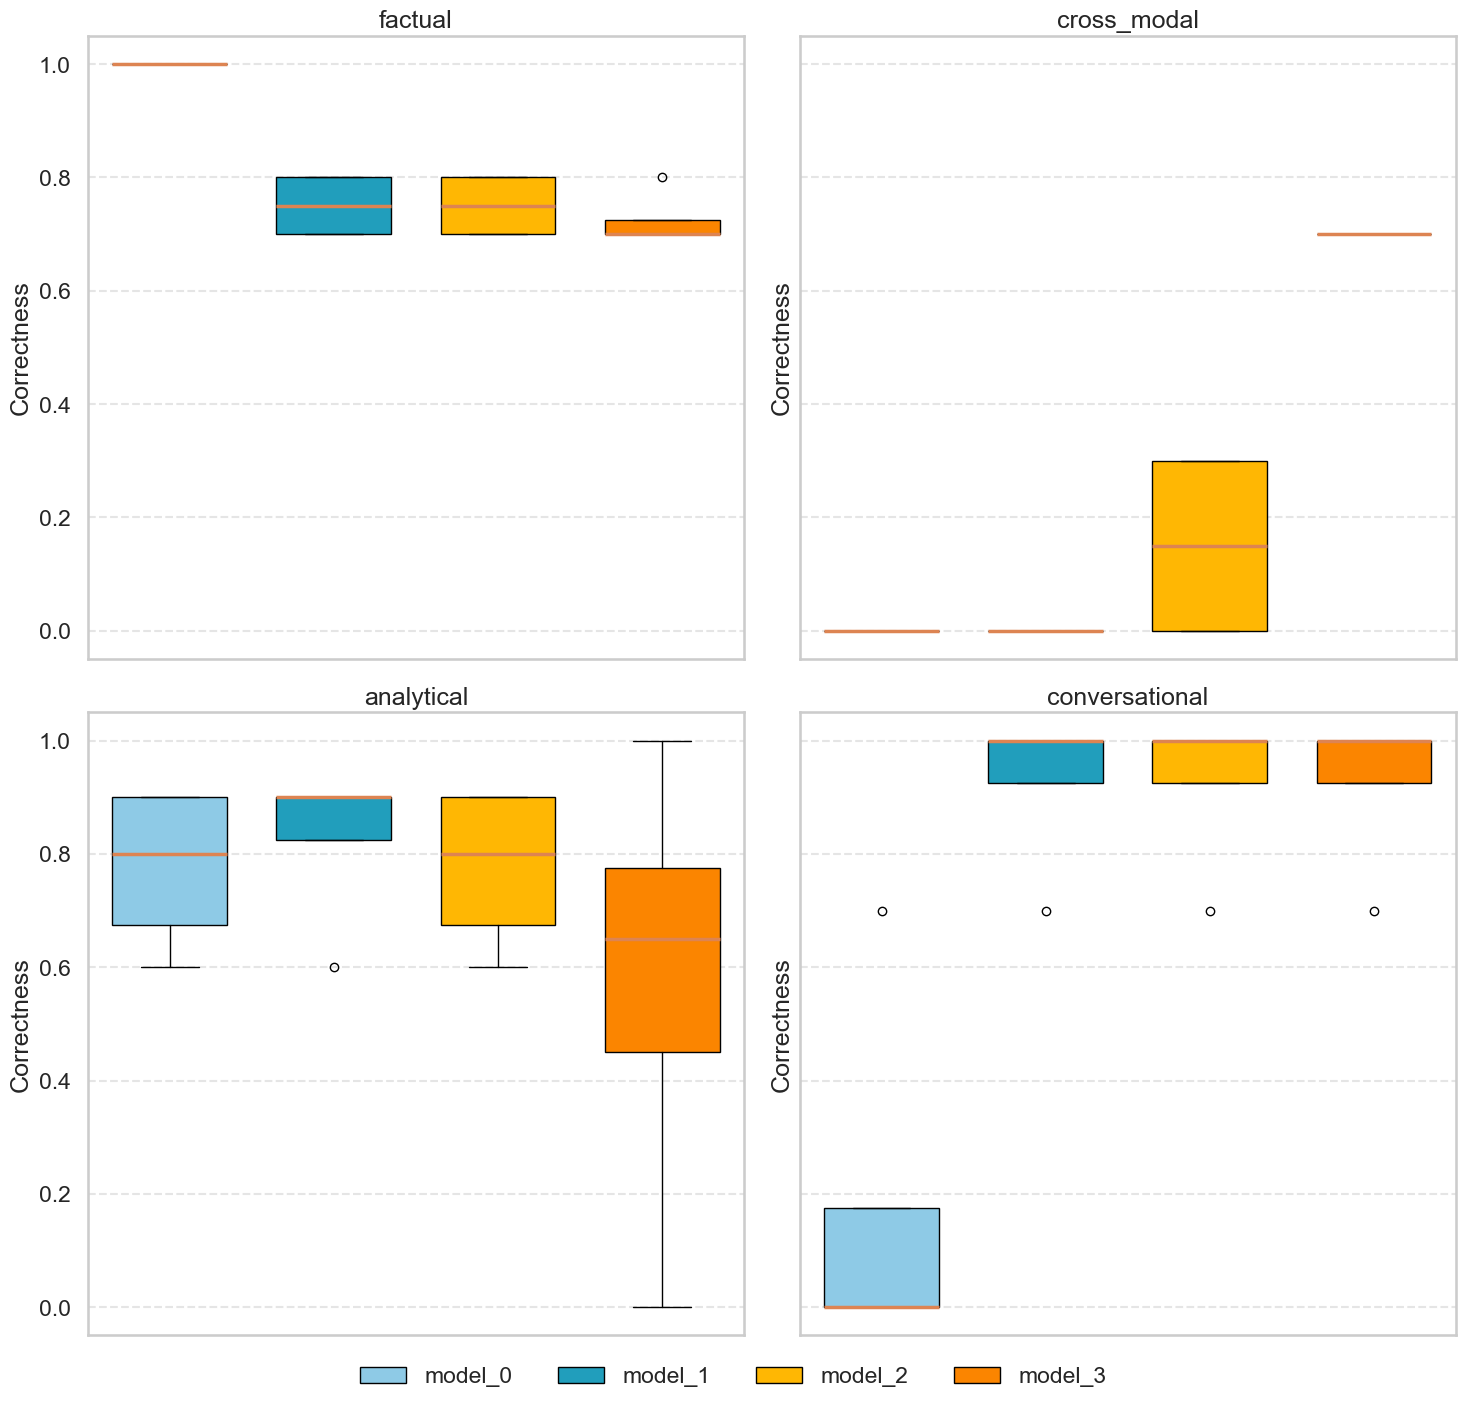
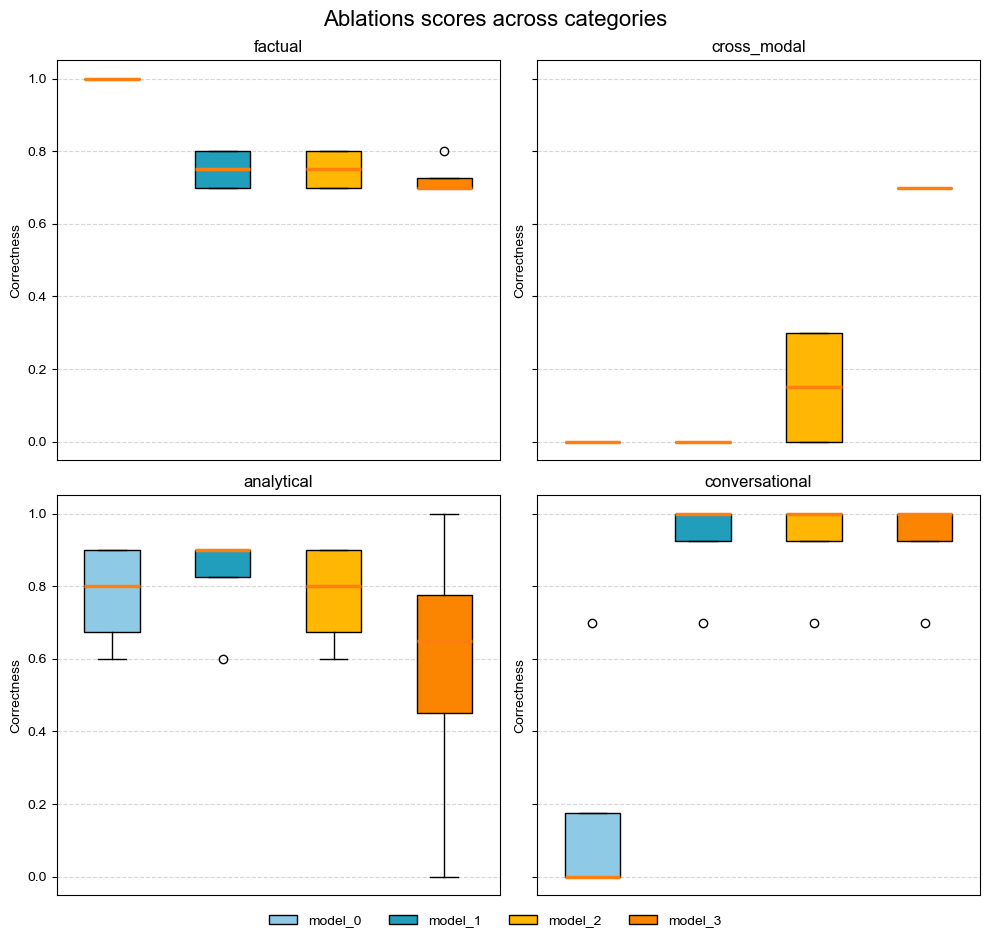
The change to this notebook cell's code, shown as a diff; its figure went from the first image to the second:
--- before
+++ after
@@ -5,5 +5,5 @@
 models = ["model_0", "model_1", "model_2", "model_3"]
 
-fig, axes = plt.subplots(2, 2, figsize=(15, 15), sharey=True)
+fig, axes = plt.subplots(2, 2, figsize=(10, 10), sharey=True)
 axes = axes.ravel()
 
@@ -18,5 +18,5 @@
         patch_artist=True,
         label=models,
-        widths=0.7,
+        widths=0.5,
         medianprops={"linewidth": 2.5},
     )
@@ -39,4 +39,5 @@
 )
 
+fig.suptitle("Ablations scores across categories", fontsize=16)
 plt.tight_layout(rect=[0, 0.08, 1, 1])
 plt.show()

Commit: added plots